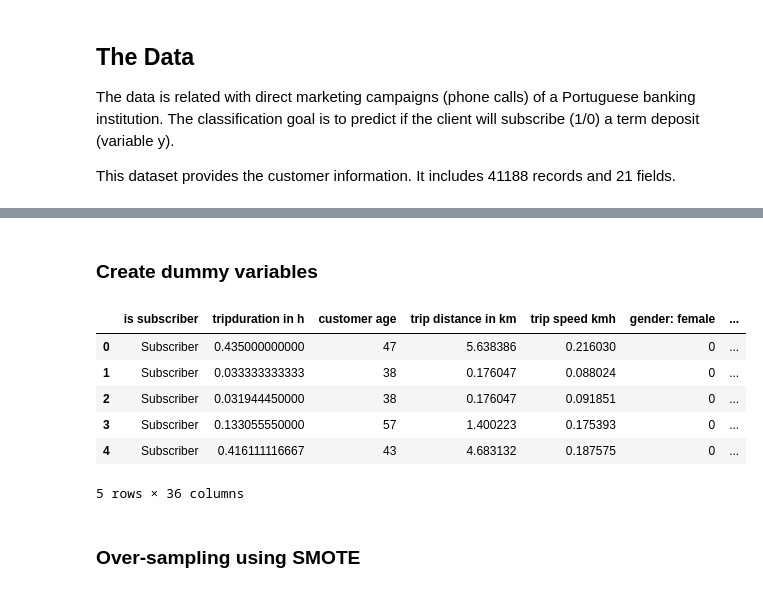
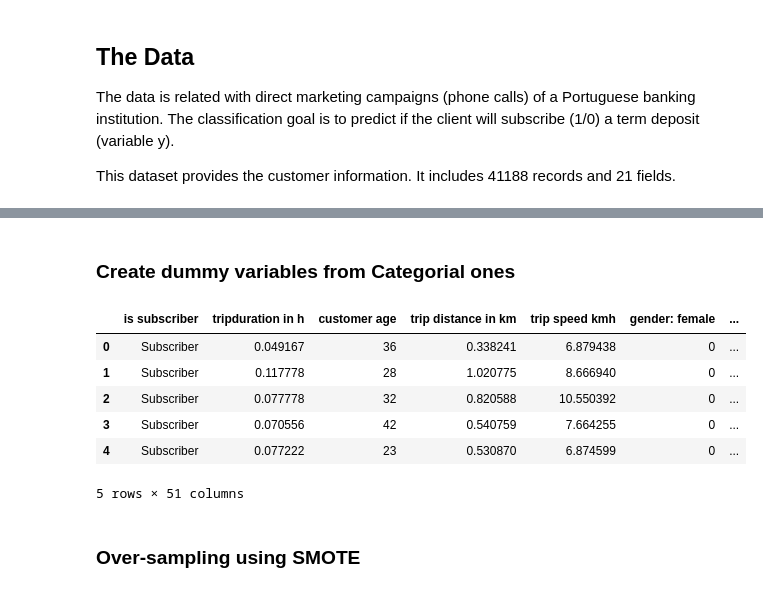
Before and after one commit to jawerg/citi, a Jupyter notebook: logistic-regression.ipynb, the cells around one changed output, grey strips where cells are left out. Drawn from its saved outputs; the diff is of its cells as text; code cells hidden in the pictures.

```diff
--- a/logistic-regression.ipynb
+++ b/logistic-regression.ipynb
@@ -39,26 +39,20 @@ data.head()
 # %% [markdown]
-### Create dummy variables
+### Create dummy variables from Categorial ones
 # %%
-cat_vars=['gender', 'start dow', 'start hour']
+cat_vars=['gender', 'start dow', 'start hour', 'start month']
 for var in cat_vars:
     category_df = pd.get_dummies(data[var], prefix=var)
     category_df.columns = [col.lower().replace('_', ': ') for col in category_df]
     data = pd.concat([data,category_df] , axis=1)
 
 # drop labeled categories
 data = data.drop(cat_vars, axis=1)
-
-# Remove base categories
-data = data.drop('gender: male', axis=1) # set males as base category
-data = data.drop('start dow: so', axis=1) # set sunday as base category
-data = data.drop('start hour: 8', axis=1) # set eight as base category
+data.head()
+# %% [output]
+|  | is subscriber | tripduration in h | customer age | trip distance in km | trip speed kmh | gender: female | ... |
+| 0 | Subscriber | 0.049167 | 36 | 0.338241 | 6.879438 | 0 | ... |
+| 1 | Subscriber | 0.117778 | 28 | 1.020775 | 8.666940 | 0 | ... |
+| 2 | Subscriber | 0.077778 | 32 | 0.820588 | 10.550392 | 0 | ... |
+| 3 | Subscriber | 0.070556 | 42 | 0.540759 | 7.664255 | 0 | ... |
+| 4 | Subscriber | 0.077222 | 23 | 0.530870 | 6.874599 | 0 | ... |
+5 rows × 51 columns
-# %%
-data.head()
-# %% [output]
-|  | is subscriber | tripduration in h | customer age | trip distance in km | trip speed kmh | gender: female | ... |
-| 0 | Subscriber | 0.435000000000 | 47 | 5.638386 | 0.216030 | 0 | ... |
-| 1 | Subscriber | 0.033333333333 | 38 | 0.176047 | 0.088024 | 0 | ... |
-| 2 | Subscriber | 0.031944450000 | 38 | 0.176047 | 0.091851 | 0 | ... |
-| 3 | Subscriber | 0.133055550000 | 57 | 1.400223 | 0.175393 | 0 | ... |
-| 4 | Subscriber | 0.416111116667 | 43 | 4.683132 | 0.187575 | 0 | ... |
-5 rows × 36 columns
```
Also changed, not shown: parts of 9 cells of this notebook, 2 other files.
